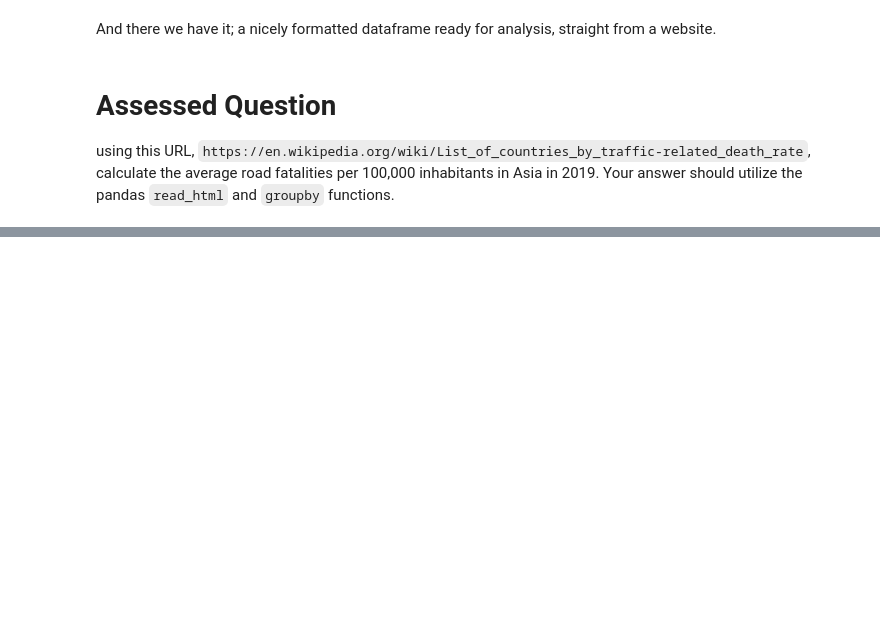
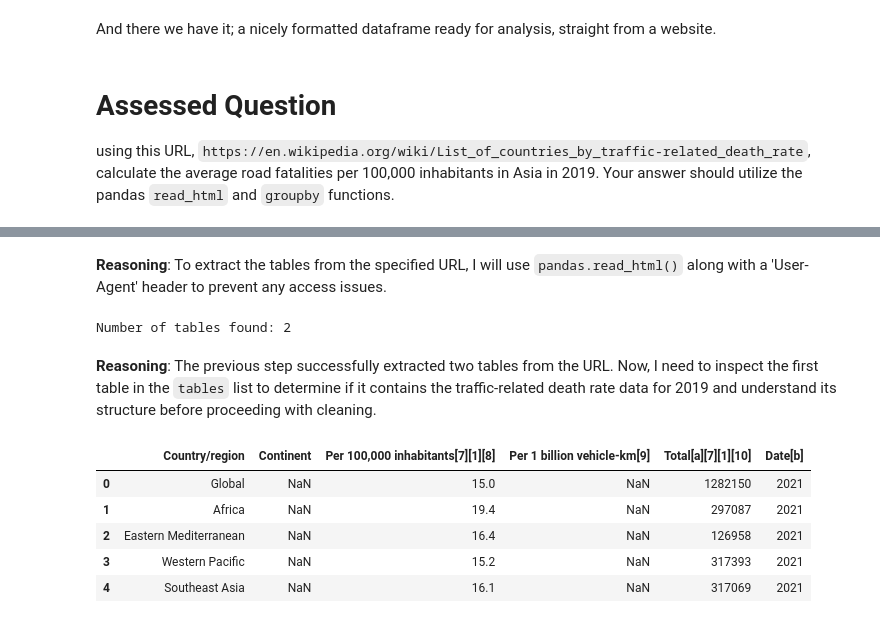
Before and after one commit to ezhang0322-glitch/QM2, a Jupyter notebook: notebooks/W02. Pandas.ipynb, the cells around one changed output, grey strips where cells are left out. Saved outputs shown, nothing was run; the diff lists cells and outputs as text; code cells hidden in the pictures; blank space fills up the shorter version.

```diff
--- a/notebooks/W02. Pandas.ipynb
+++ b/notebooks/W02. Pandas.ipynb
@@ -395,0 +517,25 @@ using this URL, `https://en.wikipedia.org/wiki/List_of_countries_by_traffic-rela
+# %% [markdown]
+**Reasoning**:
+To extract the tables from the specified URL, I will use `pandas.read_html()` along with a 'User-Agent' header to prevent any access issues.
+# %%
+url = 'https://en.wikipedia.org/wiki/List_of_countries_by_traffic-related_death_rate'
+headers = {'User-Agent': 'Mozilla/5.0'}
+
+tables = pandas.read_html(url, storage_options=headers)
+
+print(f"Number of tables found: {len(tables)}")
+# %% [output]
+Number of tables found: 2
+# %% [markdown]
+**Reasoning**:
+The previous step successfully extracted two tables from the URL. Now, I need to inspect the first table in the `tables` list to determine if it contains the traffic-related death rate data for 2019 and understand its structure before proceeding with cleaning.
+# %%
+df_raw = tables[0]
+df_raw.head()
+# %% [output]
+|  | Country/region | Continent | Per 100,000 inhabitants[7][1][8] | Per 1 billion vehicle-km[9] | Total[a][7][1][10] | Date[b] |
+| 0 | Global | NaN | 15.0 | NaN | 1282150 | 2021 |
+| 1 | Africa | NaN | 19.4 | NaN | 297087 | 2021 |
+| 2 | Eastern Mediterranean | NaN | 16.4 | NaN | 126958 | 2021 |
+| 3 | Western Pacific | NaN | 15.2 | NaN | 317393 | 2021 |
+| 4 | Southeast Asia | NaN | 16.1 | NaN | 317069 | 2021 |
```
Also changed, not shown: parts of 33 cells of this notebook.
